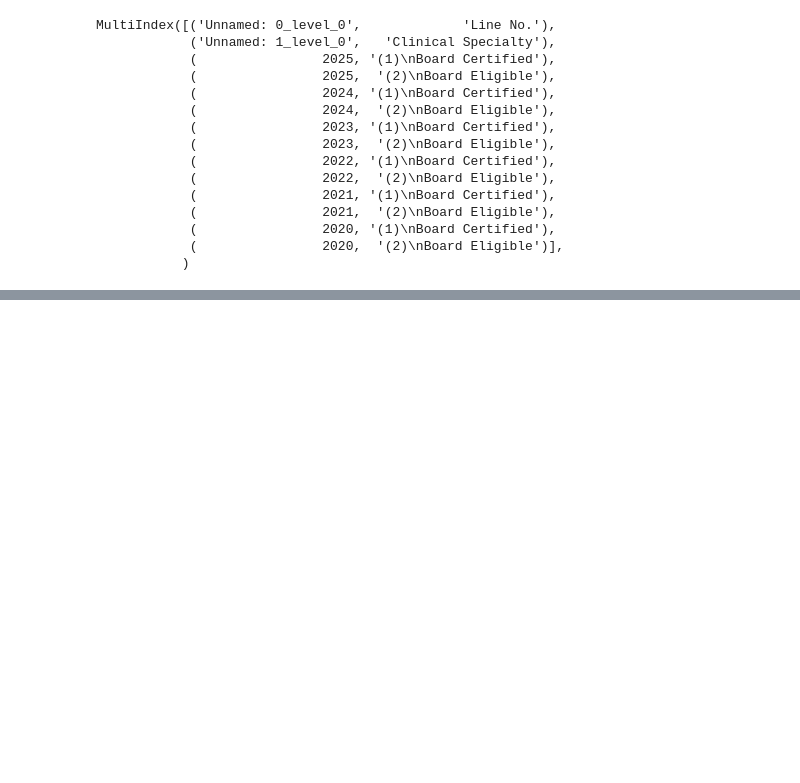
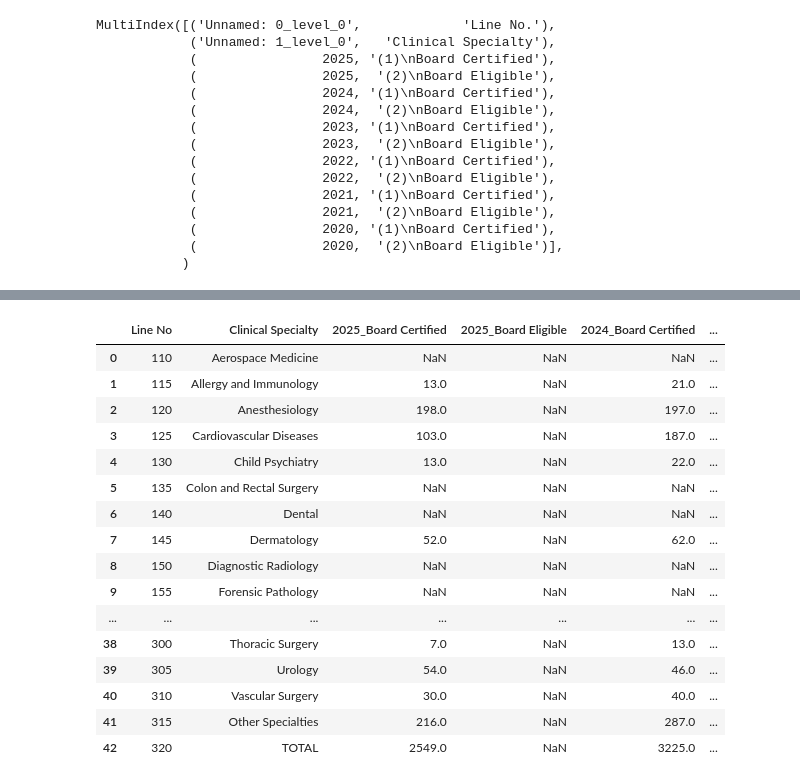
Before and after one commit to tougheye/Data_processing, a Jupyter notebook: Doctor_workload_analysis.ipynb, the cells around one changed output, grey strips where cells are left out. Saved outputs shown, nothing was run; the diff lists cells and outputs as text; code cells hidden in the pictures; blank space fills up the shorter version.

```diff
--- a/Doctor_workload_analysis.ipynb
+++ b/Doctor_workload_analysis.ipynb
@@ -50,0 +53,29 @@ doc_headcount_df.head()
+# %%
+column_dict = {'Unnamed: 0_level_0_Line No.': "Line No", 'Unnamed: 1_level_0_Clinical Specialty': "Clinical Specialty",
+       '2025_(1)\nBoard Certified': '2025_Board Certified', '2025_(2)\nBoard Eligible': '2025_Board Eligible',
+       '2024_(1)\nBoard Certified': '2024_Board Certified', '2024_(2)\nBoard Eligible': '2024_Board Eligible',
+       '2023_(1)\nBoard Certified': '2023_Board Certified', '2023_(2)\nBoard Eligible': '2023_Board Eligible',
+       '2022_(1)\nBoard Certified': '2022_Board Certified', '2022_(2)\nBoard Eligible': '2022_Board Eligible',
+       '2021_(1)\nBoard Certified': '2021_Board Certified', '2021_(2)\nBoard Eligible': '2021_Board Eligible',
+       '2020_(1)\nBoard Certified': '2020_Board Certified', '2020_(2)\nBoard Eligible': '2020_Board Eligible'}
+# %%
+doc_headcount_df.rename(columns=column_dict, inplace=True)
+doc_headcount_df
+# %% [output]
+|  | Line No | Clinical Specialty | 2025_Board Certified | 2025_Board Eligible | 2024_Board Certified | ... |
+| 0 | 110 | Aerospace Medicine | NaN | NaN | NaN | ... |
+| 1 | 115 | Allergy and Immunology | 13.0 | NaN | 21.0 | ... |
+| 2 | 120 | Anesthesiology | 198.0 | NaN | 197.0 | ... |
+| 3 | 125 | Cardiovascular Diseases | 103.0 | NaN | 187.0 | ... |
+| 4 | 130 | Child Psychiatry | 13.0 | NaN | 22.0 | ... |
+| 5 | 135 | Colon and Rectal Surgery | NaN | NaN | NaN | ... |
+| 6 | 140 | Dental | NaN | NaN | NaN | ... |
+| 7 | 145 | Dermatology | 52.0 | NaN | 62.0 | ... |
+| 8 | 150 | Diagnostic Radiology | NaN | NaN | NaN | ... |
+| 9 | 155 | Forensic Pathology | NaN | NaN | NaN | ... |
+| ... | ... | ... | ... | ... | ... | ... |
+| 38 | 300 | Thoracic Surgery | 7.0 | NaN | 13.0 | ... |
+| 39 | 305 | Urology | 54.0 | NaN | 46.0 | ... |
+| 40 | 310 | Vascular Surgery | 30.0 | NaN | 40.0 | ... |
+| 41 | 315 | Other Specialties | 216.0 | NaN | 287.0 | ... |
+| 42 | 320 | TOTAL | 2549.0 | NaN | 3225.0 | ... |
```
Also changed, not shown: parts of 1 cell of this notebook.
